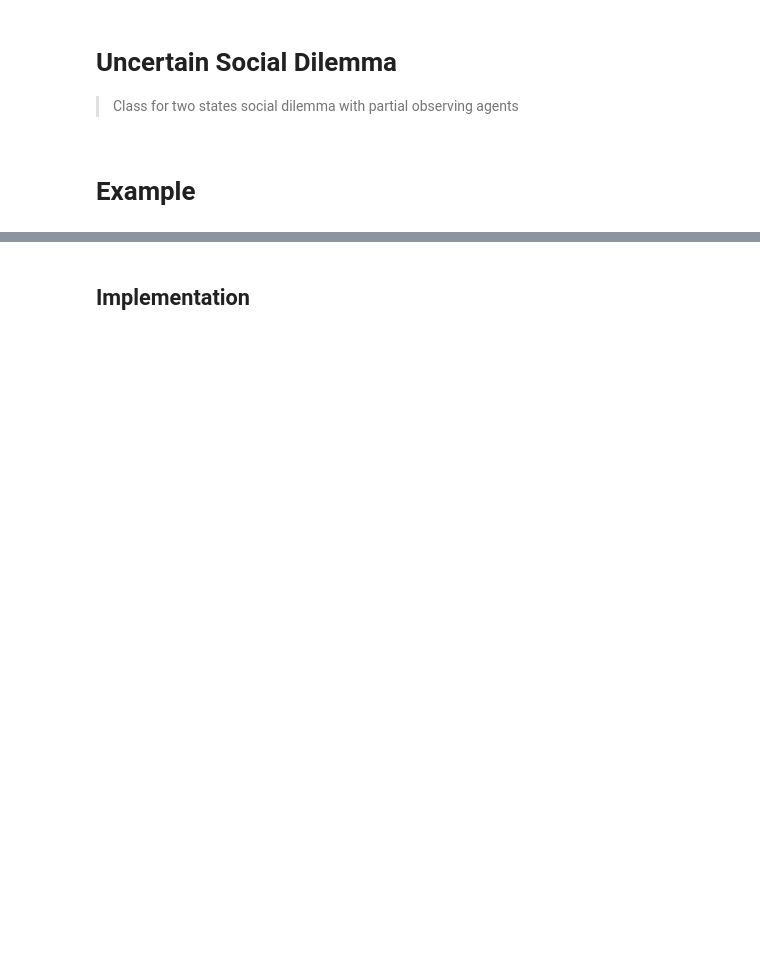
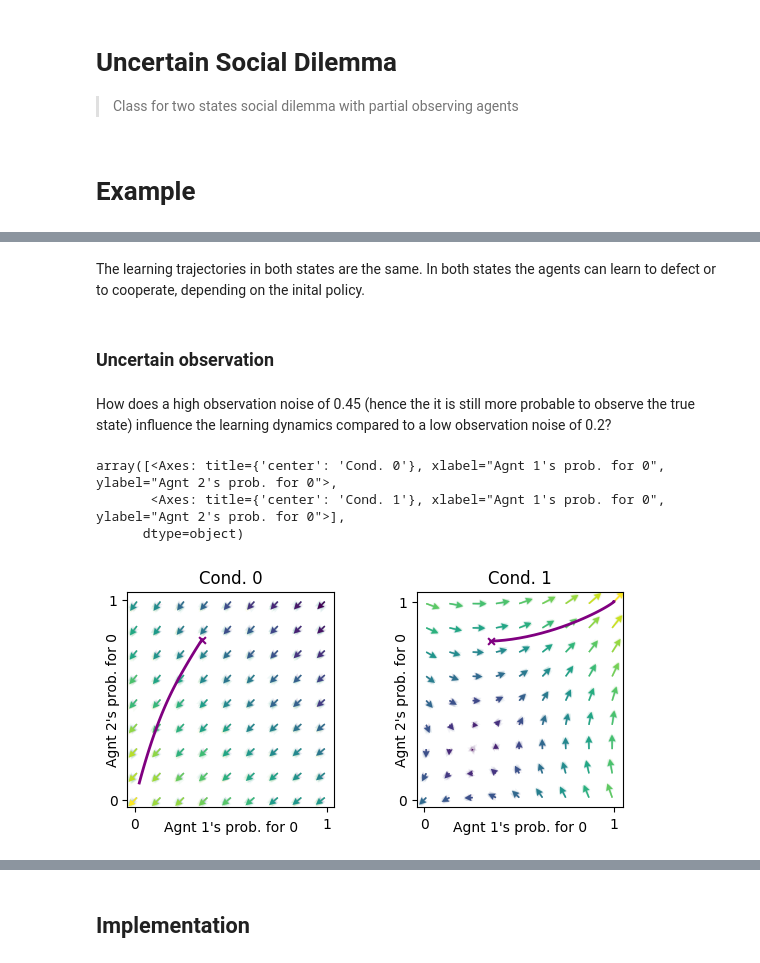
Before and after one commit to BarfussLab/pyCRLD, a Jupyter notebook: nbs/Environments/12_EnvUncertainSocialDilemma.ipynb, the cells around one changed output, grey strips where cells are left out. Drawn from its saved outputs; the diff is of its cells as text; code cells hidden in the pictures; blank space fills up the shorter version.

```diff
--- a/nbs/Environments/12_EnvUncertainSocialDilemma.ipynb
+++ b/nbs/Environments/12_EnvUncertainSocialDilemma.ipynb
@@ -50,0 +79,18 @@ array([[[[0.5, 0.5],
+# %% [markdown]
+The learning trajectories in both states are the same. In both states the agents can learn to defect or to cooperate, depending on the inital policy.
+# %% [markdown]
+### Uncertain observation
+# %% [markdown]
+How does a high observation noise of 0.45 (hence the it is still more probable to observe the true state) influence the learning dynamics compared to a low observation noise of 0.2?
+# %%
+env_bituncertObs = UncertainSocialDilemma(R1=5, T1=6, S1=-1, P1=0, R2=5, T2=2, S2=-1, P2=0, pC=0.5, obsnoise=0.2)
+mae_bituncertObs = POstratAC(env=env_bituncertObs, learning_rates=0.1, discount_factors=0.9)
+xtraj, fixedpointreached = mae_bituncertObs.trajectory(X)
+
+ax = fp.plot_strategy_flow(mae_bituncertObs, x, y, flowarrow_points = np.linspace(0.01 ,0.99, 9), NrRandom=16)
+fp.plot_trajectories([xtraj], x, y, cols=['purple'], axes=ax)
+# %% [output]
+array([<Axes: title={'center': 'Cond. 0'}, xlabel="Agnt 1's prob. for 0", ylabel="Agnt 2's prob. for 0">,
+       <Axes: title={'center': 'Cond. 1'}, xlabel="Agnt 1's prob. for 0", ylabel="Agnt 2's prob. for 0">],
+      dtype=object)
+[figure, added]
```
Also changed, not shown: parts of 18 cells of this notebook, 16 other files.
